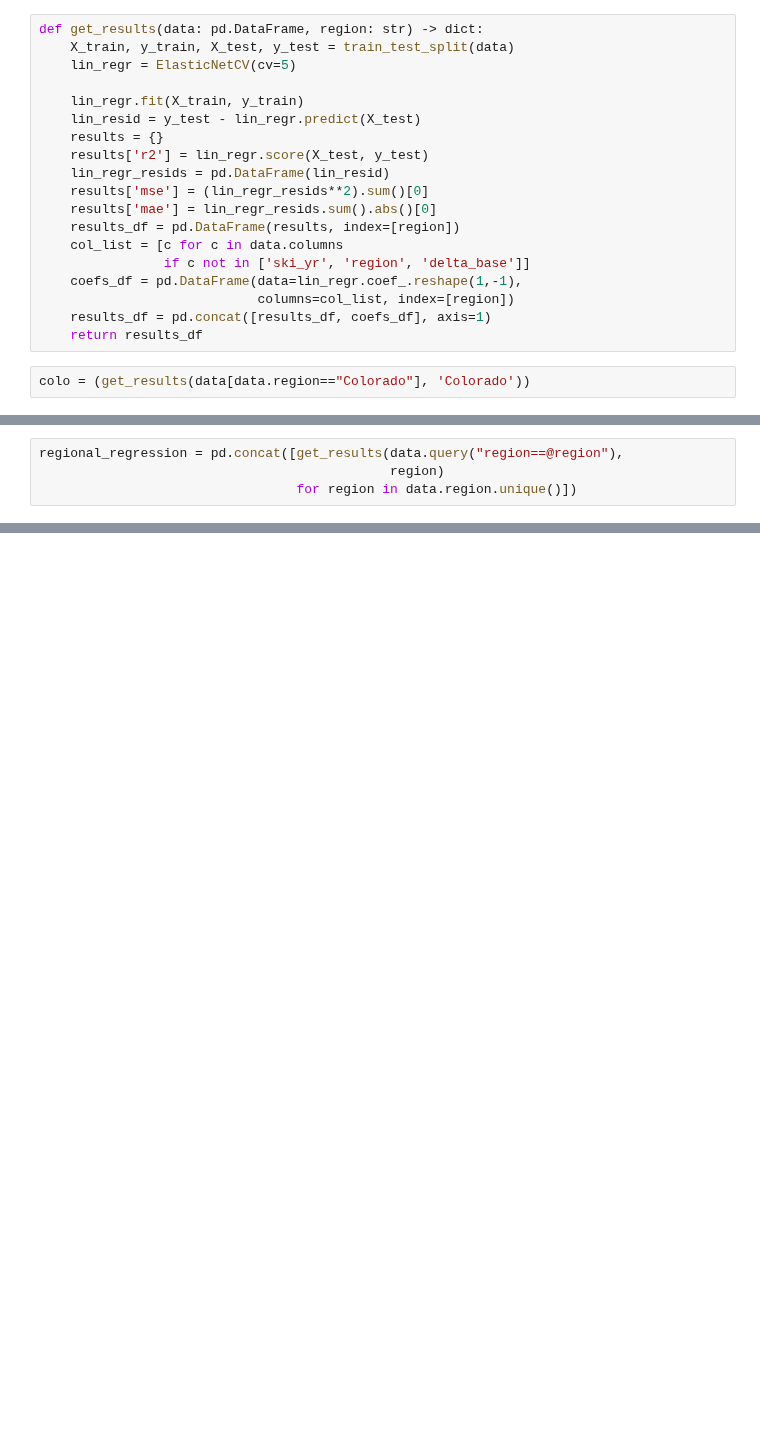
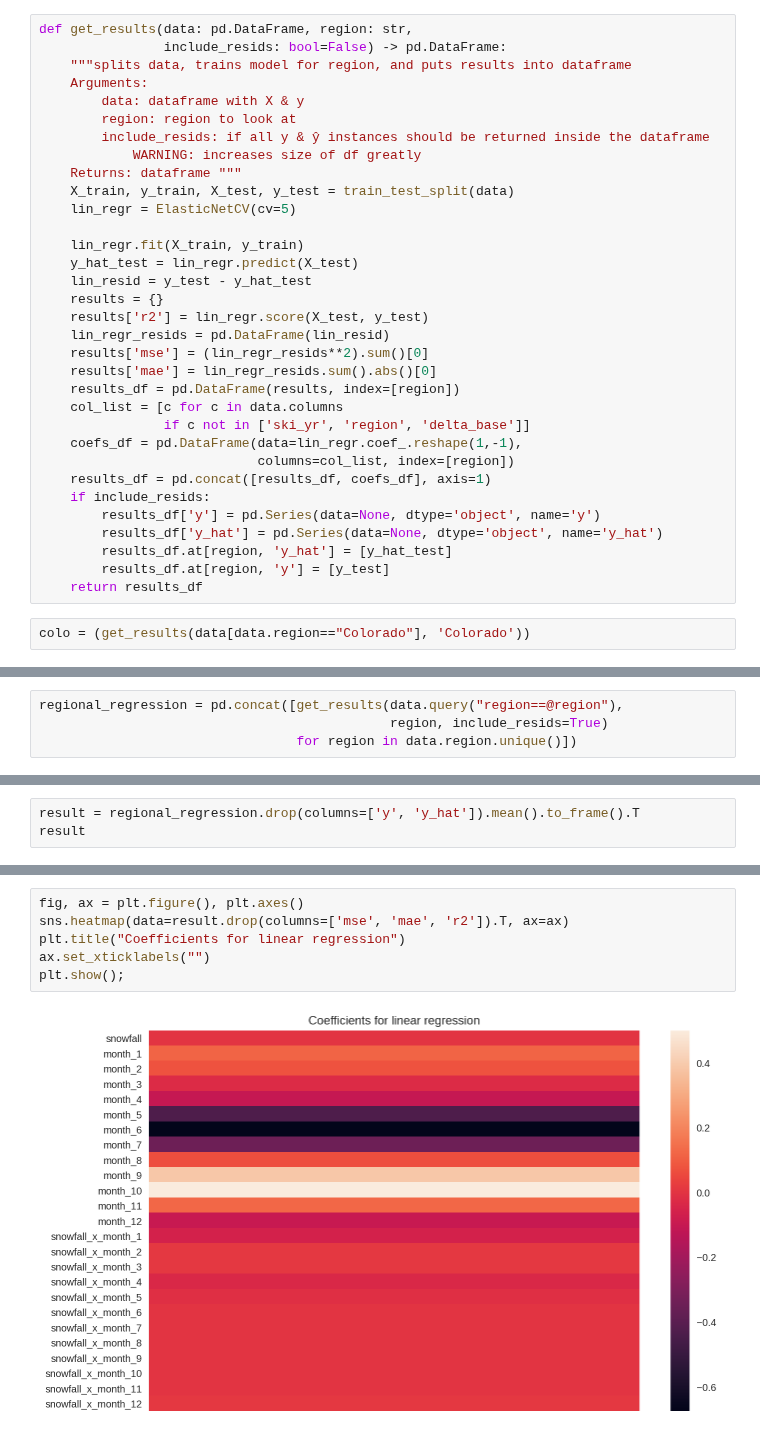
Before and after one commit to chrisoyer/ski-snow-modeling, a Jupyter notebook: src/analysis/snow_nonts_analysis.ipynb, the cells around one changed output, grey strips where cells are left out. Cells and saved outputs as stored; diff of their text form; blank space fills up the shorter version.

```diff
--- a/src/analysis/snow_nonts_analysis.ipynb
+++ b/src/analysis/snow_nonts_analysis.ipynb
@@ -135,12 +190,21 @@ def train_test_split(data: pd.DataFrame) -> (np.array, np.array, np.array, np.ar
     train, test = data.query("ski_yr!=8"), data.query("ski_yr==8")
     return (*split_xy(train), *split_xy(test))
 # %%
-def get_results(data: pd.DataFrame, region: str) -> dict:
+def get_results(data: pd.DataFrame, region: str,
+                include_resids: bool=False) -> pd.DataFrame:
+    """splits data, trains model for region, and puts results into dataframe
+    Arguments:
+        data: dataframe with X & y
+        region: region to look at
+        include_resids: if all y & ŷ instances should be returned inside the dataframe
+            WARNING: increases size of df greatly
+    Returns: dataframe """
     X_train, y_train, X_test, y_test = train_test_split(data)
     lin_regr = ElasticNetCV(cv=5)
 
     lin_regr.fit(X_train, y_train)
-    lin_resid = y_test - lin_regr.predict(X_test)
+    y_hat_test = lin_regr.predict(X_test)
+    lin_resid = y_test - y_hat_test
     results = {}
     results['r2'] = lin_regr.score(X_test, y_test)
     lin_regr_resids = pd.DataFrame(lin_resid)
@@ -152,6 +216,11 @@ def get_results(data: pd.DataFrame, region: str) -> dict:
     coefs_df = pd.DataFrame(data=lin_regr.coef_.reshape(1,-1),
                             columns=col_list, index=[region])
     results_df = pd.concat([results_df, coefs_df], axis=1)
+    if include_resids:
+        results_df['y'] = pd.Series(data=None, dtype='object', name='y')
+        results_df['y_hat'] = pd.Series(data=None, dtype='object', name='y_hat')
+        results_df.at[region, 'y_hat'] = [y_hat_test]
+        results_df.at[region, 'y'] = [y_test]
     return results_df
 # %%
 colo = (get_results(data[data.region=="Colorado"], 'Colorado'))
@@ -158,4 +230,4 @@ colo = (get_results(data[data.region=="Colorado"], 'Colorado'))
 # %%
 regional_regression = pd.concat([get_results(data.query("region==@region"),
-                                             region)
+                                             region, include_resids=True)
                                  for region in data.region.unique()])
@@ -208,0 +234,3 @@ snow_betas_linear_df.to_parquet(r"../../data/processed/snow_betas_from_regr.parq
+# %%
+result = regional_regression.drop(columns=['y', 'y_hat']).mean().to_frame().T
+result
@@ -208,0 +240,8 @@ snow_betas_linear_df.to_parquet(r"../../data/processed/snow_betas_from_regr.parq
+# %%
+fig, ax = plt.figure(), plt.axes()
+sns.heatmap(data=result.drop(columns=['mse', 'mae', 'r2']).T, ax=ax)
+plt.title("Coefficients for linear regression")
+ax.set_xticklabels("")
+plt.show();
+# %% [output]
+[figure, added]
```
Also changed, not shown: parts of 40 cells of this notebook.
